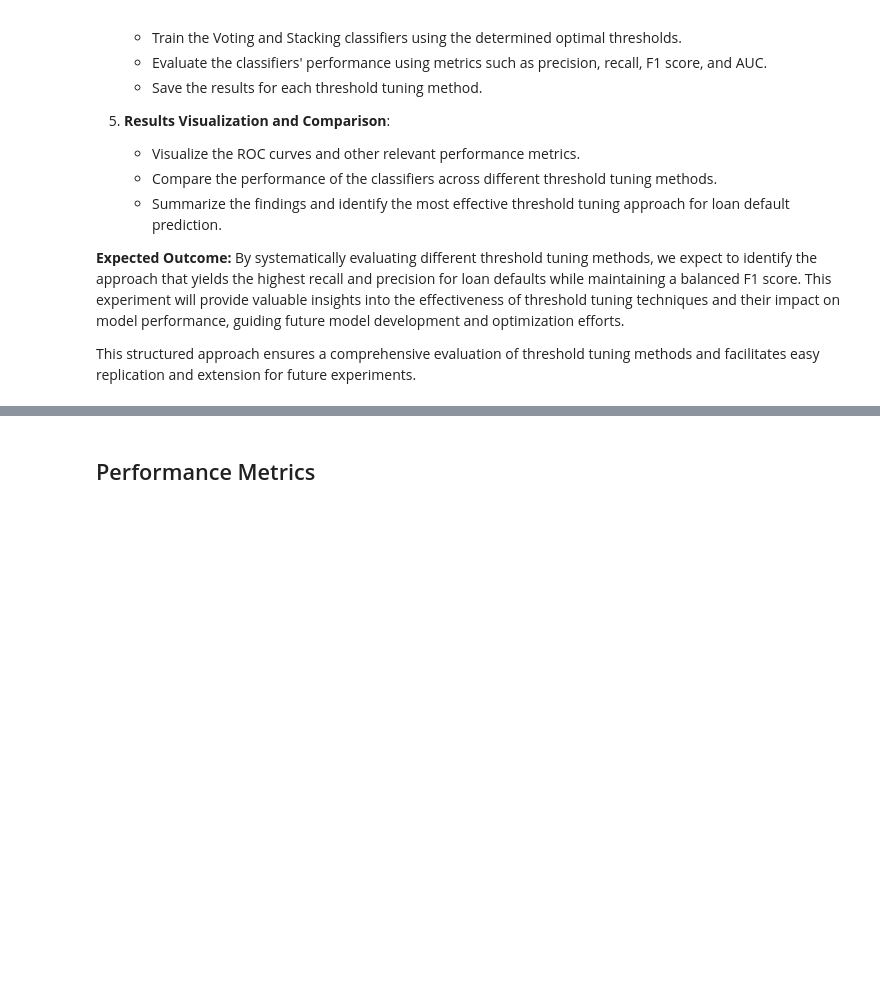
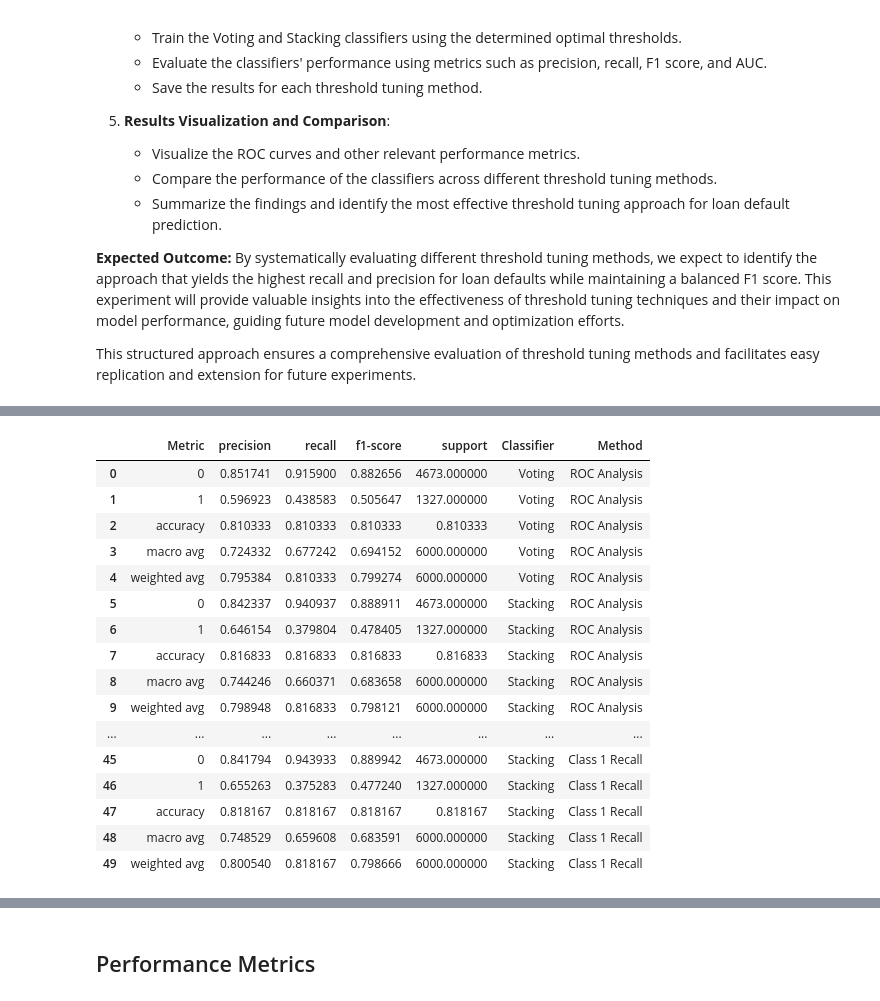
Before and after one commit to micah-shull/Machine_Learning_Pipelines, a Jupyter notebook: pipelines_16_ensemble_048_optimal_thresholds_master.ipynb, the cells around one changed output, grey strips where cells are left out. Drawn from its saved outputs; the diff is of its cells as text; code cells hidden in the pictures; blank space fills up the shorter version.

```diff
--- a/pipelines_16_ensemble_048_optimal_thresholds_master.ipynb
+++ b/pipelines_16_ensemble_048_optimal_thresholds_master.ipynb
@@ -444,0 +143,69 @@ weighted avg       0.80      0.82      0.80      6000
+# %%
+import json
+import pandas as pd
+import matplotlib.pyplot as plt
+from sklearn.metrics import roc_curve, roc_auc_score
+
+# 1. Summary Explanation of the Experiment
+experiment_summary = """
+In this experiment, we aim to evaluate and compare the performance of various machine learning models using different threshold tuning methods. Our primary goal is to determine the optimal thresholds for classifying loan defaults, which is a critical task due to the class imbalance in the dataset. We will employ Voting and Stacking classifiers to leverage the strengths of multiple models and enhance overall performance.
+
+The threshold tuning methods include:
+1. ROC Analysis
+2. Grid Search
+3. Custom Loss Function
+4. F1 Score (Baseline)
+
+Each method will be run in a separate notebook, and the results will be aggregated and compared in this master notebook.
+"""
+print(experiment_summary)
+
+# 2. Load Results from Files
+results_files = {
+    'ROC Analysis': 'voting_stacking_results_roc.json',
+    'Grid Search': 'voting_stacking_results_grid_search.json',
+    'Custom Loss': 'voting_stacking_results_custom_loss.json',
+    'F1 Score (Baseline)': 'voting_stacking_results_f1.json',
+    'Class 1 Recall': 'voting_stacking_results_recall.json'
+}
+
+def load_results(file_name):
+    try:
+        with open(file_name, 'r') as file:
+            return json.load(file)
+    except FileNotFoundError:
+        print(f"File {file_name} not found.")
+        return None
+
+results = {method: load_results(file) for method, file in results_files.items()}
+
+# Ensure results were loaded correctly
+for method, result in results.items():
+    if result is None:
+        print(f"Results for {method} are missing. Please check the corresponding file.")
+    else:
+        print(f"Results for {method} loaded successfully.")
+
+# 3. Combine All Results into a Single DataFrame
+combined_df = pd.DataFrame()
+
+for method_name, result in results.items():
+    if result is not None:
+        voting_results = pd.DataFrame(result['voting']).T
+        stacking_results = pd.DataFrame(result['stacking']).T
+
+        voting_results['Classifier'] = 'Voting'
+        stacking_results['Classifier'] = 'Stacking'
+
+        voting_results['Method'] = method_name
+        stacking_results['Method'] = method_name
+
+        combined_df = pd.concat([combined_df, voting_results, stacking_results], axis=0)
+
+# Reset index for better readability
+combined_df.reset_index(inplace=True)
+combined_df.rename(columns={'index': 'Metric'}, inplace=True)
+
+# Display the combined DataFrame
+combined_df
+# %% [output]
@@ -444,0 +227,17 @@ weighted avg       0.80      0.82      0.80      6000
+|  | Metric | precision | recall | f1-score | support | Classifier | Method |
+| 0 | 0 | 0.851741 | 0.915900 | 0.882656 | 4673.000000 | Voting | ROC Analysis |
+| 1 | 1 | 0.596923 | 0.438583 | 0.505647 | 1327.000000 | Voting | ROC Analysis |
+| 2 | accuracy | 0.810333 | 0.810333 | 0.810333 | 0.810333 | Voting | ROC Analysis |
+| 3 | macro avg | 0.724332 | 0.677242 | 0.694152 | 6000.000000 | Voting | ROC Analysis |
+| 4 | weighted avg | 0.795384 | 0.810333 | 0.799274 | 6000.000000 | Voting | ROC Analysis |
+| 5 | 0 | 0.842337 | 0.940937 | 0.888911 | 4673.000000 | Stacking | ROC Analysis |
+| 6 | 1 | 0.646154 | 0.379804 | 0.478405 | 1327.000000 | Stacking | ROC Analysis |
+| 7 | accuracy | 0.816833 | 0.816833 | 0.816833 | 0.816833 | Stacking | ROC Analysis |
+| 8 | macro avg | 0.744246 | 0.660371 | 0.683658 | 6000.000000 | Stacking | ROC Analysis |
+| 9 | weighted avg | 0.798948 | 0.816833 | 0.798121 | 6000.000000 | Stacking | ROC Analysis |
+| ... | ... | ... | ... | ... | ... | ... | ... |
+| 45 | 0 | 0.841794 | 0.943933 | 0.889942 | 4673.000000 | Stacking | Class 1 Recall |
+| 46 | 1 | 0.655263 | 0.375283 | 0.477240 | 1327.000000 | Stacking | Class 1 Recall |
+| 47 | accuracy | 0.818167 | 0.818167 | 0.818167 | 0.818167 | Stacking | Class 1 Recall |
+| 48 | macro avg | 0.748529 | 0.659608 | 0.683591 | 6000.000000 | Stacking | Class 1 Recall |
+| 49 | weighted avg | 0.800540 | 0.818167 | 0.798666 | 6000.000000 | Stacking | Class 1 Recall |
```
Also changed, not shown: parts of 20 cells of this notebook.
